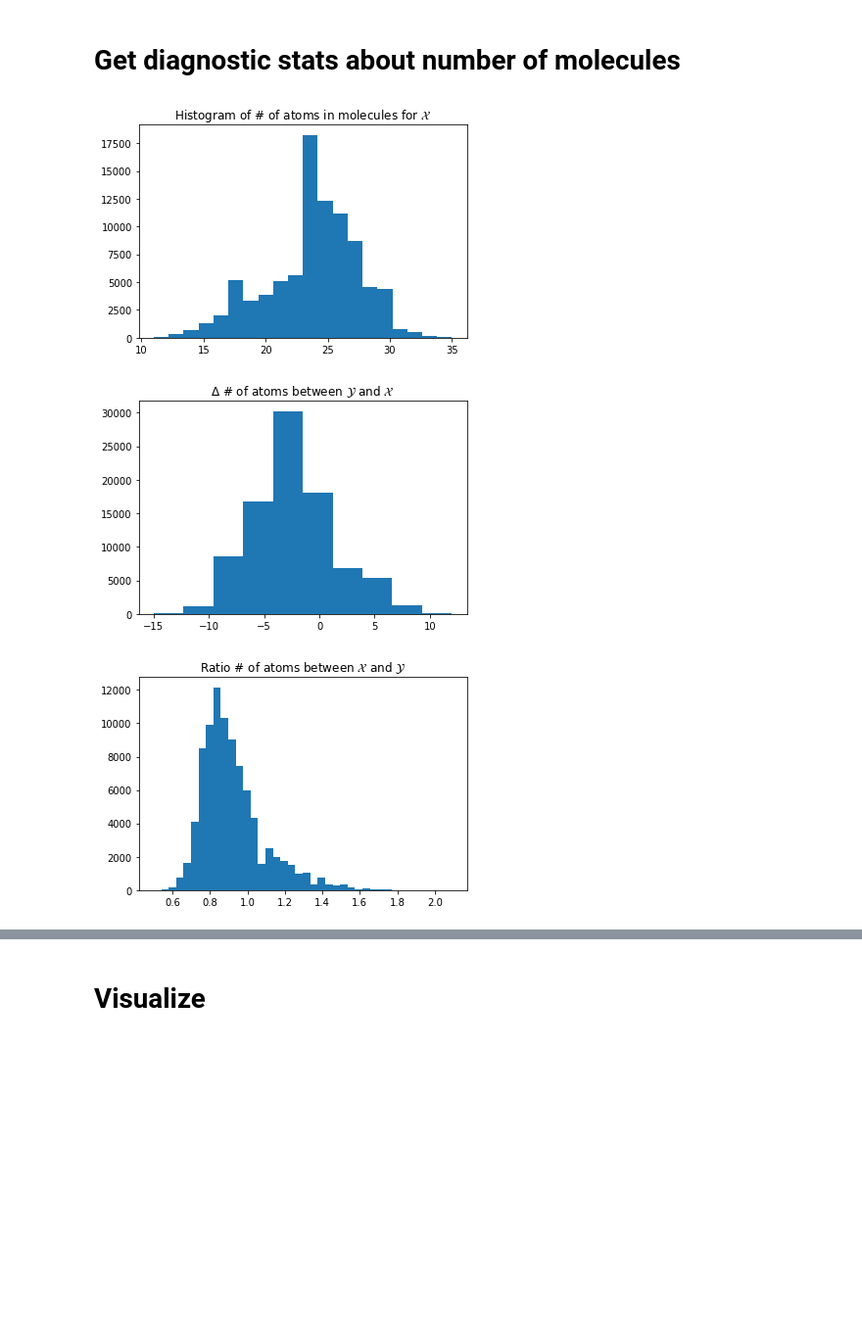
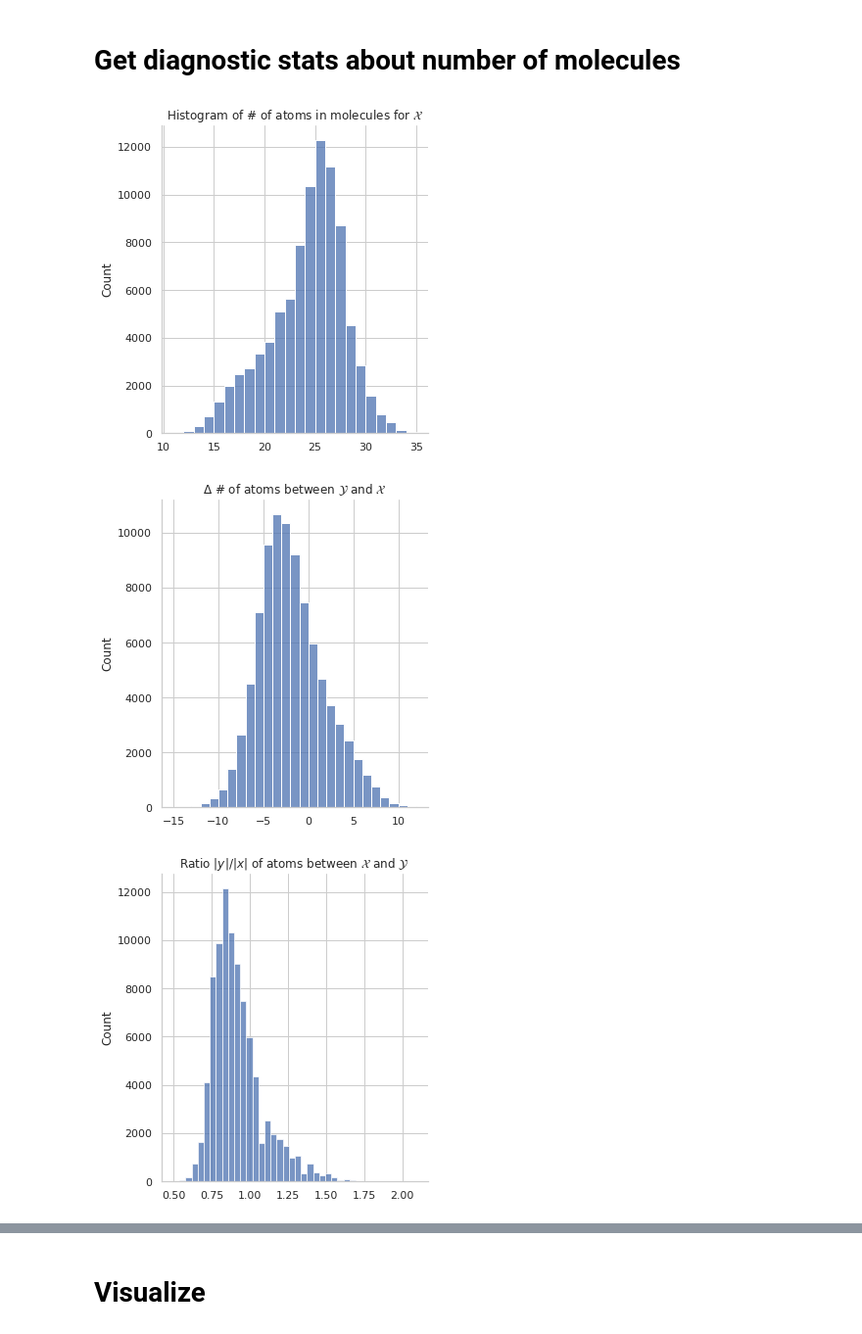
Before and after one commit to octavdragoi/tum-thesis, a Jupyter notebook: ntbk/dataset-analysis.ipynb, the cells around one changed output, grey strips where cells are left out. Shown at 98% size. Cells and saved outputs as stored; diff of their text form; code cells hidden in the pictures; blank space fills up the shorter version.

```diff
--- a/ntbk/dataset-analysis.ipynb
+++ b/ntbk/dataset-analysis.ipynb
@@ -1,24 +1,37 @@
 # %%
 import os
 if "otgnn" not in os.getcwd():
-    os.chdir("../otgnn/")
+    os.chdir("..")
+
+import sys
+sys.path.append(os.path.join(os.getcwd(), "iclr19-graph2graph", "props"))
+sys.path.append(os.path.join(os.getcwd(), "otgnn"))
+
+import importlib
+props = importlib.import_module("iclr19-graph2graph.props")
 
 import numpy as np
 import torch
 # device = 'cuda:0' if torch.cuda.is_available() else 'cpu'
 device = 'cpu'
 
-from utils import load_model
-from models import GCN, compute_ot
-from datasets import PropDataset
-from graph import MolGraph
+from otgnn.utils import load_model
+from otgnn.models import GCN, compute_ot
+from otgnn.datasets import PropDataset
+from otgnn.graph import MolGraph
 
 from multiprocessing import Pool
 
 import matplotlib.pyplot as plt
 %matplotlib inline
+# plt.style.use('dark_background')
+
+import seaborn as sns
+sns.set_theme(style="whitegrid")
+import pandas as pd
 # %%
 # load dataset
 # dataset = PropDataset("data/sol/", data_type = "train")
-dataset = PropDataset("../iclr19-graph2graph/data/qed", data_type = "wengong")
+dataset = PropDataset("iclr19-graph2graph/data/qed", data_type = "wengong")
+path = "/home/octav/gitrepos/tum-thesis/images/"
 # %% [output]
@@ -40,20 +53,23 @@ len(mol_graphs_same), len(mol_graphs)
 len_x = [x for (x, _) in mol_graphs_lens]
 len_y = [y for (_, y) in mol_graphs_lens]
 # %%
-plt.hist(len_x, bins = 20)
+# plt.hist(len_x, bins = 20)
+sns.displot(len_x,binwidth=1)
 plt.title("Histogram of # of atoms in molecules for $\mathcal{X}$")
 plt.savefig(path + "num_hist.png")
 # %% [output]
-[figure, old version]
+[figure, new version]
 # %%
-plt.hist([y-x for (x, y) in mol_graphs_lens])
+# plt.hist([y-x for (x, y) in mol_graphs_lens])
+sns.displot([y-x for (x, y) in mol_graphs_lens], binwidth = 1)
 plt.title("$\Delta$ # of atoms between $\mathcal{Y}$ and $\mathcal{X}$")
 plt.savefig(path + "delta_hist.png")
 # %% [output]
-[figure, old version]
+[figure, new version]
 # %%
-plt.hist([y/x for (x, y) in mol_graphs_lens], bins = 40)
-plt.title("Ratio # of atoms between $\mathcal{X}$ and $\mathcal{Y}$")
+# plt.hist([y/x for (x, y) in mol_graphs_lens], bins = 40)
+sns.displot([y/x for (x, y) in mol_graphs_lens], bins = 40)
+plt.title("Ratio $|y|/|x|$ of atoms between $\mathcal{X}$ and $\mathcal{Y}$")
 plt.savefig(path + "ratio_hist.png")
 # %% [output]
-[figure, old version]
+[figure, new version]
```
Also changed, not shown: parts of 13 cells of this notebook, 9 other files.
